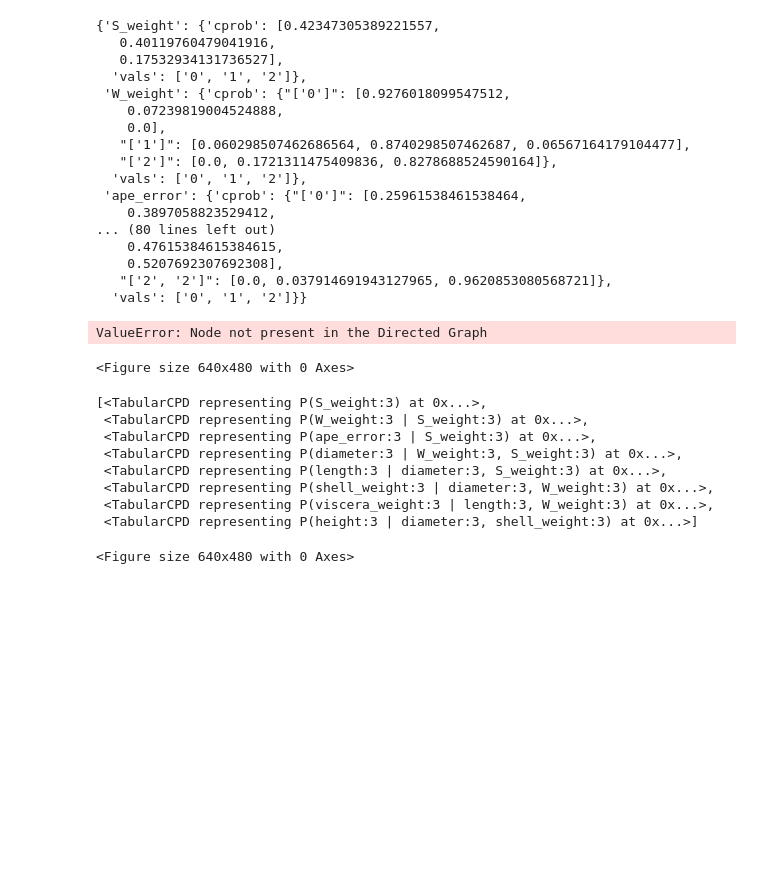
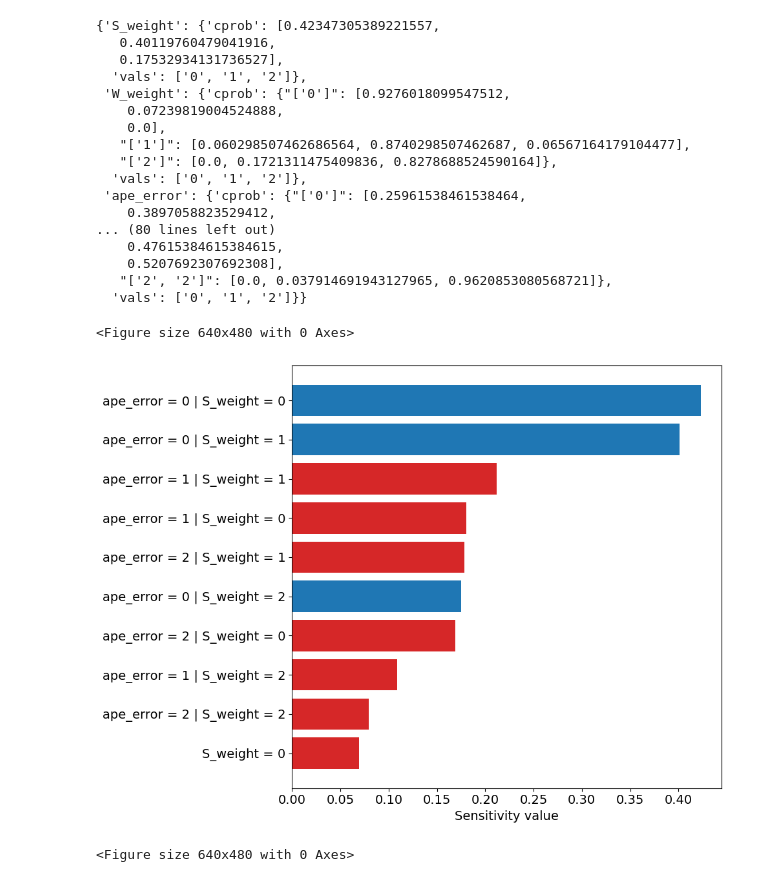
Before and after one commit to dmitry-grigorev/GIEBN, a Jupyter notebook: experiments/shaplime/error_gradations_yodo_abalone_regr.ipynb, the cells around one changed output. Drawn from its saved outputs; the diff is of its cells as text; code cells hidden in the pictures; blank space fills up the shorter version.

```diff
--- a/experiments/shaplime/error_gradations_yodo_synthetic_classif_abalone_regr.ipynb
+++ b/experiments/shaplime/error_gradations_yodo_abalone_regr.ipynb
@@ -198,30 +152,3 @@ current_error = data_errors["ape_error"].sum()/n
 current_error
 # %% [output]
 0.15496210534140756
-# %%
-from pgmpy.factors.discrete.CPD import TabularCPD
-from pgmpy.models import BayesianNetwork
-import yodo.yodo
-import matplotlib.pyplot as plt
-from pgmpy.estimators import PC, BicScore
-
-def collect_all_cpds(bn_info, distributions, n_states_map):
-    cpds = list()
-    for index, row in bn_info.iterrows():
-        feat = row["name"].name
-        if len(row["parents"]) == 0:
-            # cpd is just a pd
-            cpd = TabularCPD(feat, n_states_map[feat], [[e] for e in distributions[feat]["cprob"]])
-            cpds.append(cpd)
-        else:
-            cpd_list = [probs for probs in distributions[feat]["cprob"].values()]
-            #cpd_list = [probs for i, probs in distributions[feat]["cprob"].items() if i[0]!="["]
-            #print(cpd_list)
-            nrows = len(cpd_list)
-            ncols = len(cpd_list[0])
-            cpd_list = [[cpd_list[i][j] for i in range(nrows)] for j in range(ncols)]
-            #print(feat, row["parents"])
-            #print(cpd_list)
-            cpd = TabularCPD(feat, n_states_map[feat], cpd_list, evidence=row["parents"], evidence_card=[n_states_map[p] for p in row["parents"]])
-            cpds.append(cpd)
-    return cpds
@@ -305,21 +226,10 @@ for e in cpds:
     pgmpy_bn.add_cpds(e)
 # %%
 plt.figure()
-yodo.plot(pgmpy_bn, probability={'inconf_error': 0}, nbars=10)
+yodo.plot(pgmpy_bn, probability={'ape_error': 0}, nbars=10)
 # %% [output]
-ValueError: Node not present in the Directed Graph
+<Figure size 640x480 with 0 Axes>
-<Figure size 640x480 with 0 Axes>
+[figure, added]
-# %%
-pgmpy_bn.get_cpds()
-# %% [output]
-[<TabularCPD representing P(S_weight:3) at 0x...>,
- <TabularCPD representing P(W_weight:3 | S_weight:3) at 0x...>,
- <TabularCPD representing P(ape_error:3 | S_weight:3) at 0x...>,
- <TabularCPD representing P(diameter:3 | W_weight:3, S_weight:3) at 0x...>,
- <TabularCPD representing P(length:3 | diameter:3, S_weight:3) at 0x...>,
- <TabularCPD representing P(shell_weight:3 | diameter:3, W_weight:3) at 0x...>,
- <TabularCPD representing P(viscera_weight:3 | length:3, W_weight:3) at 0x...>,
- <TabularCPD representing P(height:3 | diameter:3, shell_weight:3) at 0x...>]
 # %%
 plt.figure()
 yodo.plot(pgmpy_bn, probability={'ape_error': 1}, nbars=10)
```
Also changed, not shown: parts of 11 cells of this notebook, 3 other files.
